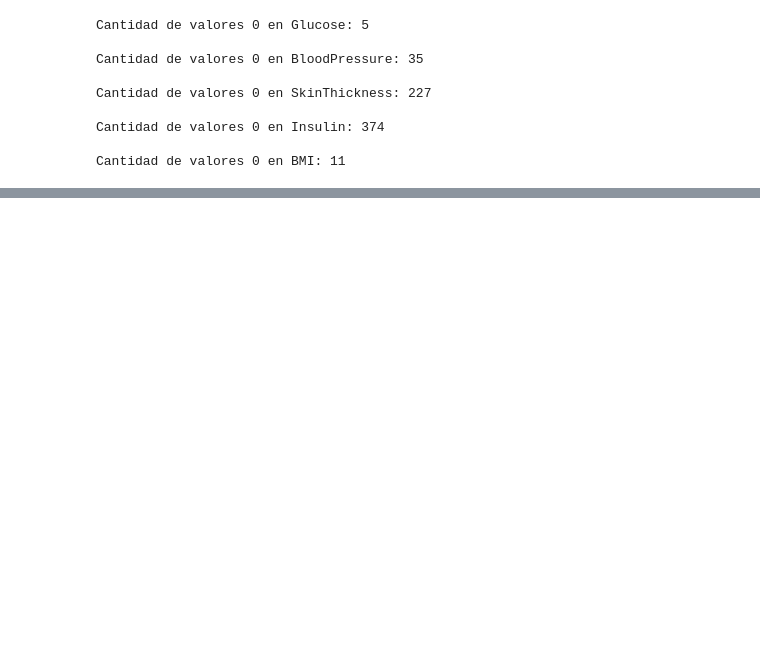
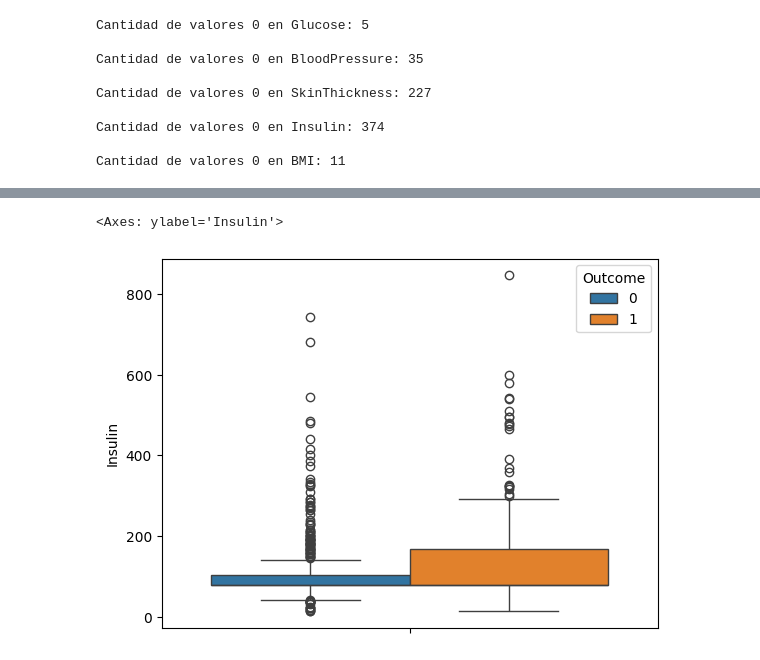
Before and after one commit to FeLipe-133/Trabajo-mate-para-cs, a Jupyter notebook: src/Check_Data/1_check_data.ipynb, the cells around one changed output, grey strips where cells are left out. Saved outputs shown, nothing was run; the diff lists cells and outputs as text; code cells hidden in the pictures; blank space fills up the shorter version.

```diff
--- a/src/Check_Data/1_check_data.ipynb
+++ b/src/Check_Data/1_check_data.ipynb
@@ -187,0 +103,5 @@ Outliers
+# %%
+sns.boxplot(data=df_data, y='Insulin',hue='Outcome' )
+# %% [output]
+<Axes: ylabel='Insulin'>
+[figure, added]
```
Also changed, not shown: parts of 17 cells of this notebook, 3 other files.
